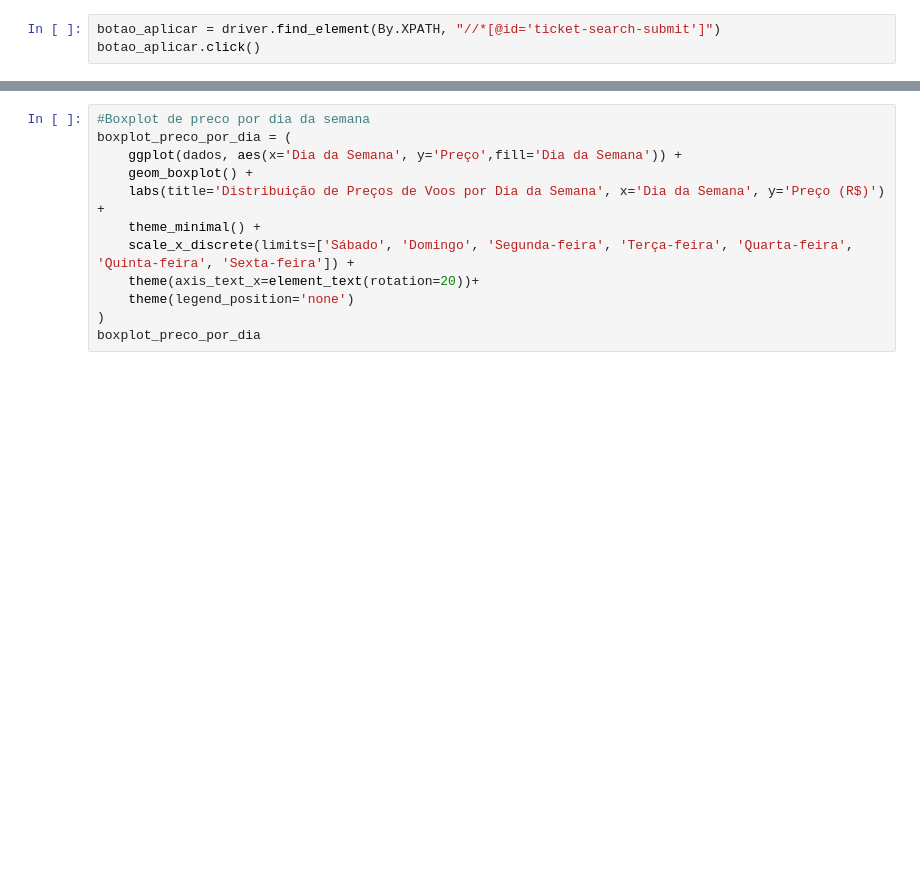
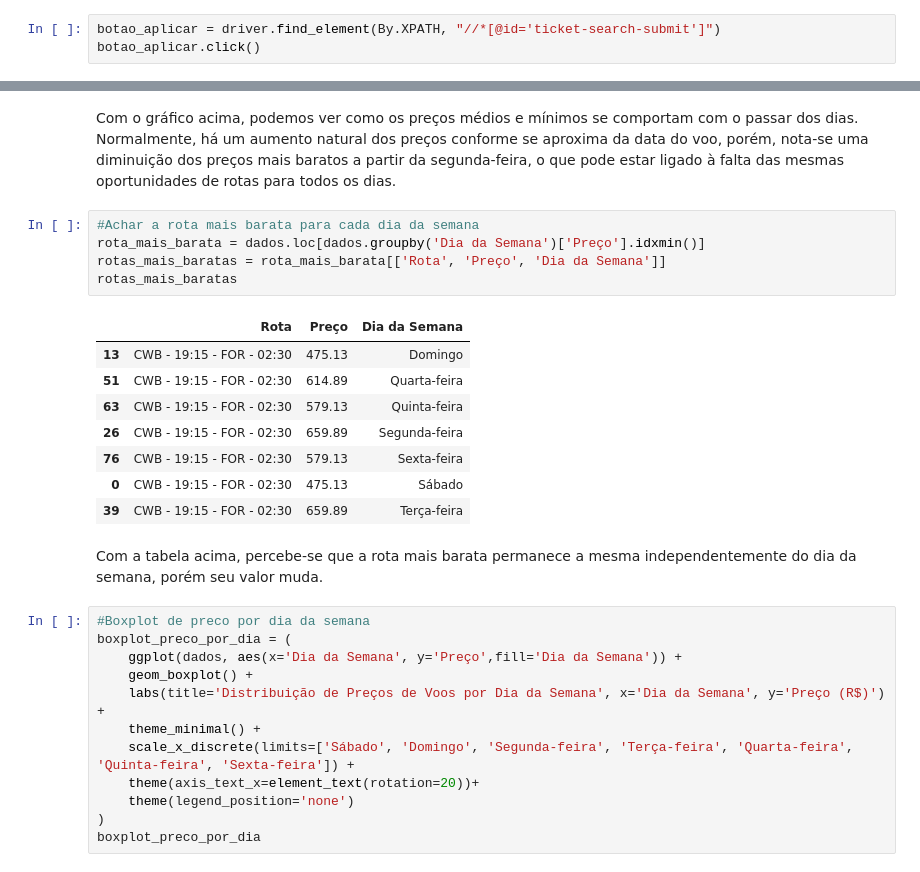
Before and after one commit to Joao-Rocha04/WebScraping_Passagens, a Jupyter notebook: WebScrapping.ipynb, the cells around one changed output, grey strips where cells are left out. Drawn from its saved outputs; the diff is of its cells as text; blank space fills up the shorter version.

```diff
--- a/WebScrapping.ipynb
+++ b/WebScrapping.ipynb
@@ -205,6 +221,24 @@ media_e_mais_barato = (ggplot(dados_long, aes(x='Dia da Semana', y='Preço_tipo'
 media_e_mais_barato
 # %% [output]
 [figure]
+# %% [markdown]
+Com o gráfico acima, podemos ver como os preços médios e mínimos se comportam com o passar dos dias. Normalmente, há um aumento natural dos preços conforme se aproxima da data do voo, porém, nota-se uma diminuição dos preços mais baratos a partir da segunda-feira, o que pode estar ligado à falta das mesmas oportunidades de rotas para todos os dias.
+# %%
+#Achar a rota mais barata para cada dia da semana
+rota_mais_barata = dados.loc[dados.groupby('Dia da Semana')['Preço'].idxmin()]
+rotas_mais_baratas = rota_mais_barata[['Rota', 'Preço', 'Dia da Semana']]
+rotas_mais_baratas
+# %% [output]
+|  | Rota | Preço | Dia da Semana |
+| 13 | CWB - 19:15 - FOR - 02:30 | 475.13 | Domingo |
+| 51 | CWB - 19:15 - FOR - 02:30 | 614.89 | Quarta-feira |
+| 63 | CWB - 19:15 - FOR - 02:30 | 579.13 | Quinta-feira |
+| 26 | CWB - 19:15 - FOR - 02:30 | 659.89 | Segunda-feira |
+| 76 | CWB - 19:15 - FOR - 02:30 | 579.13 | Sexta-feira |
+| 0 | CWB - 19:15 - FOR - 02:30 | 475.13 | Sábado |
+| 39 | CWB - 19:15 - FOR - 02:30 | 659.89 | Terça-feira |
+# %% [markdown]
+Com a tabela acima, percebe-se que a rota mais barata permanece a mesma independentemente do dia da semana, porém seu valor muda.
 # %%
 #Boxplot de preco por dia da semana
 boxplot_preco_por_dia = (
```
Also changed, not shown: parts of 25 cells of this notebook.
